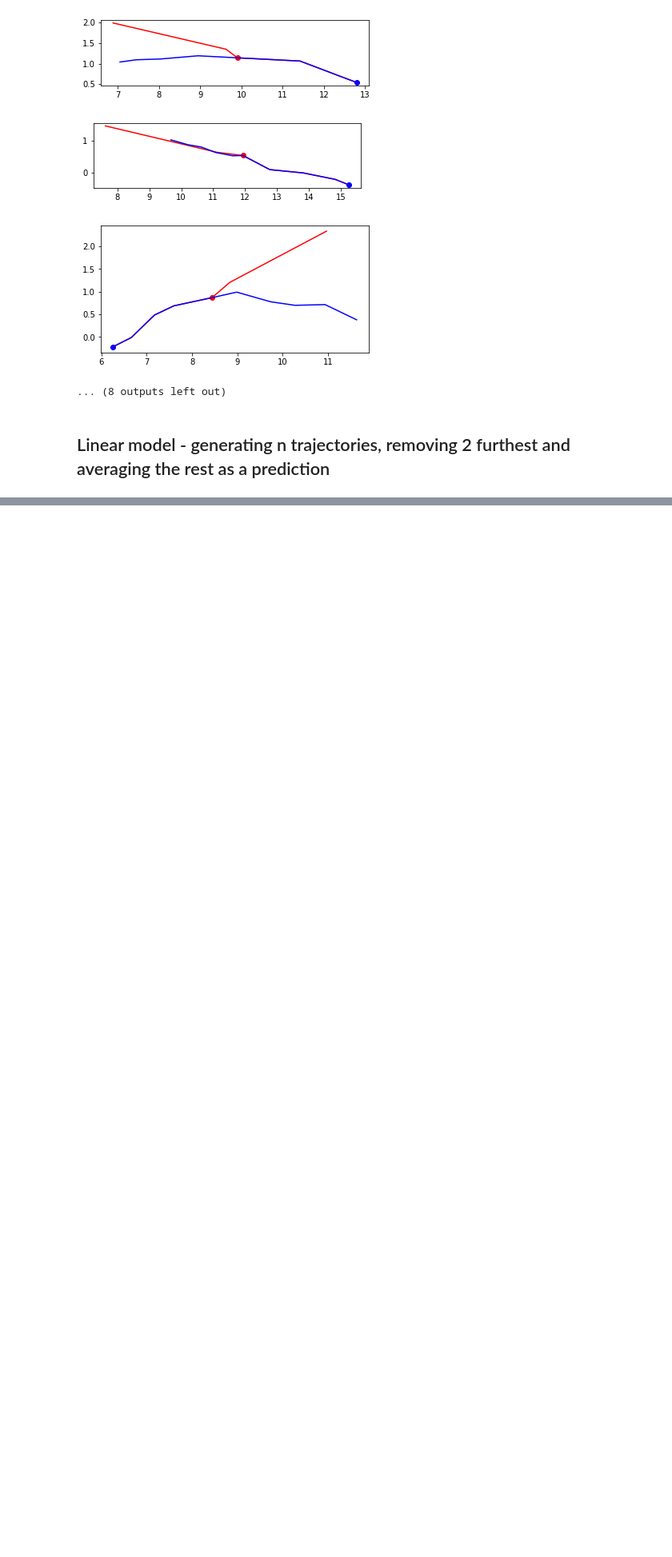
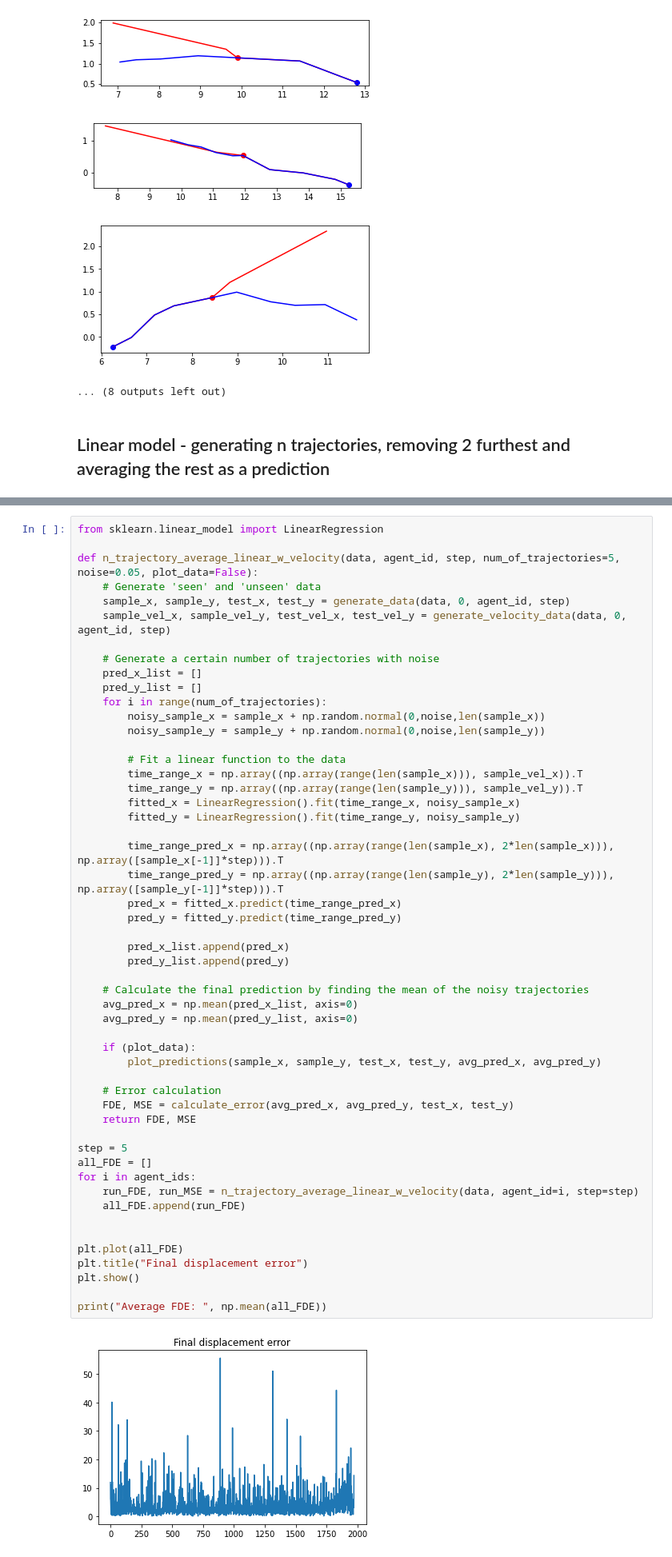
Before and after one commit to karlriis/trajectory-forecasting, a Jupyter notebook: Edinburgh-test.ipynb, the cells around one changed output, grey strips where cells are left out. Shown at 80% size. Drawn from its saved outputs; the diff is of its cells as text; blank space fills up the shorter version.

```diff
--- a/Edinburgh-test.ipynb
+++ b/Edinburgh-test.ipynb
@@ -531,0 +452,54 @@ Average FDE:  1.4119086684586442
+# %%
+from sklearn.linear_model import LinearRegression
+
+def n_trajectory_average_linear_w_velocity(data, agent_id, step, num_of_trajectories=5, noise=0.05, plot_data=False):
+    # Generate 'seen' and 'unseen' data
+    sample_x, sample_y, test_x, test_y = generate_data(data, 0, agent_id, step)
+    sample_vel_x, sample_vel_y, test_vel_x, test_vel_y = generate_velocity_data(data, 0, agent_id, step)
+
+    # Generate a certain number of trajectories with noise
+    pred_x_list = []
+    pred_y_list = []
+    for i in range(num_of_trajectories):
+        noisy_sample_x = sample_x + np.random.normal(0,noise,len(sample_x))
+        noisy_sample_y = sample_y + np.random.normal(0,noise,len(sample_y))
+
+        # Fit a linear function to the data
+        time_range_x = np.array((np.array(range(len(sample_x))), sample_vel_x)).T
+        time_range_y = np.array((np.array(range(len(sample_y))), sample_vel_y)).T
+        fitted_x = LinearRegression().fit(time_range_x, noisy_sample_x)
+        fitted_y = LinearRegression().fit(time_range_y, noisy_sample_y)
+
+        time_range_pred_x = np.array((np.array(range(len(sample_x), 2*len(sample_x))), np.array([sample_x[-1]]*step))).T
+        time_range_pred_y = np.array((np.array(range(len(sample_y), 2*len(sample_y))), np.array([sample_y[-1]]*step))).T
+        pred_x = fitted_x.predict(time_range_pred_x)
+        pred_y = fitted_y.predict(time_range_pred_y)
+
+        pred_x_list.append(pred_x)
+        pred_y_list.append(pred_y)
+
+    # Calculate the final prediction by finding the mean of the noisy trajectories
+    avg_pred_x = np.mean(pred_x_list, axis=0)
+    avg_pred_y = np.mean(pred_y_list, axis=0)
+
+    if (plot_data):
+        plot_predictions(sample_x, sample_y, test_x, test_y, avg_pred_x, avg_pred_y)
+
+    # Error calculation
+    FDE, MSE = calculate_error(avg_pred_x, avg_pred_y, test_x, test_y)
+    return FDE, MSE
+
+step = 5
+all_FDE = []
+for i in agent_ids:
+    run_FDE, run_MSE = n_trajectory_average_linear_w_velocity(data, agent_id=i, step=step)
+    all_FDE.append(run_FDE)
+
+
+plt.plot(all_FDE)
+plt.title("Final displacement error")
+plt.show()
+
+print("Average FDE: ", np.mean(all_FDE))
+# %% [output]
+[figure, added]
```
Also changed, not shown: parts of 14 cells of this notebook.
